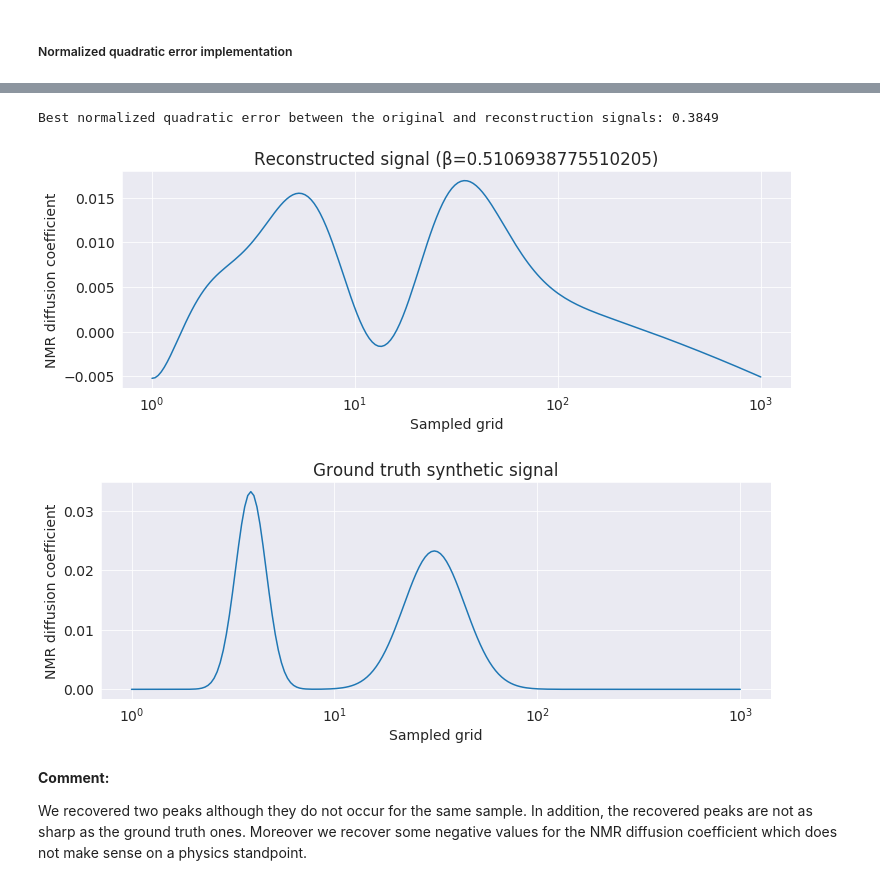
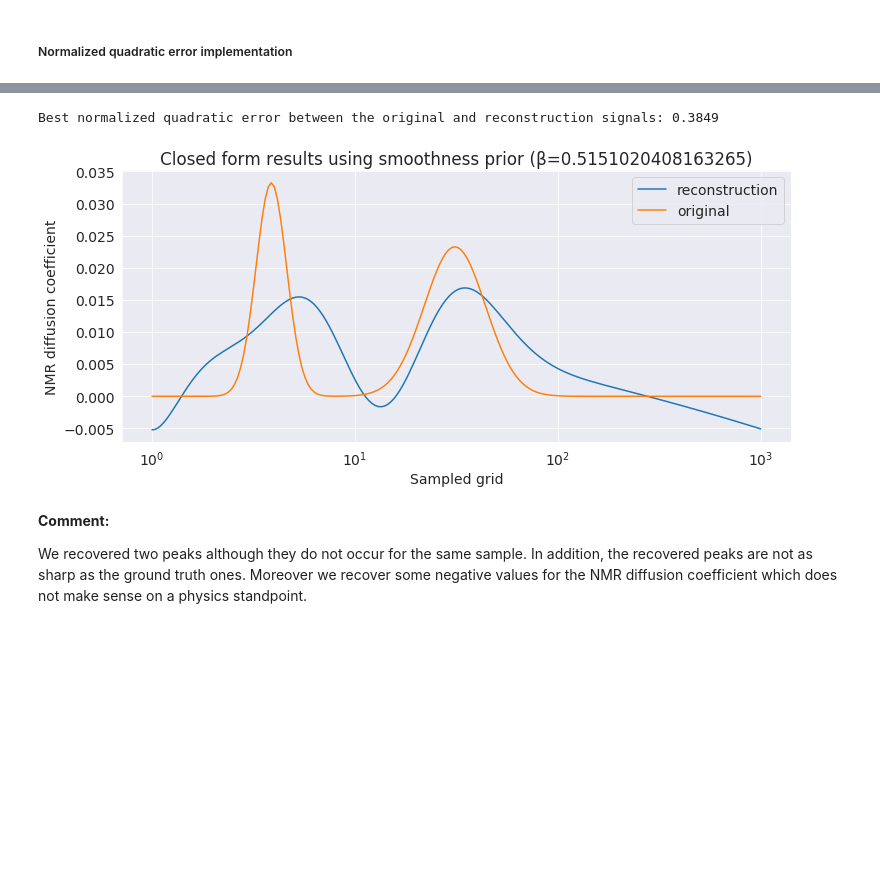
Before and after one commit to azouaoui-cv/LSOPTIM, a Jupyter notebook: TP2/NMR.ipynb, the cells around one changed output, grey strips where cells are left out. Cells and saved outputs as stored; diff of their text form; code cells hidden in the pictures; blank space fills up the shorter version.

```diff
--- a/TP2/NMR.ipynb
+++ b/TP2/NMR.ipynb
@@ -194,48 +197,42 @@ for i in range(N - 1):
     D[i+1, i] = -1
 D[0, -1] = -1
 
 
 # Search for the best parameter β
 best_error = np.inf
 best_x_hat = None
 best_β = None
 
-β_range = np.linspace(1e-3, 1, num=50, endpoint=True)
+β_range = np.linspace(1e-2, 1, num=50, endpoint=True)
 
 for β in β_range:
     # Closed form solution
     x_hat = np.linalg.solve(K.T.dot(K) + β * D.T.dot(D), K.T.dot(y))
     # Compute the normalized quadratic error between x_hat and x
     error = quadratic_error(x_hat, x)
 
     # Update best settings
     if error < best_error:
         best_error = error
         best_x_hat = x_hat
         best_β = β
 
 print(f"Best normalized quadratic error between"
       f" the original and reconstruction signals: {round(best_error, 4)}")
 
 # Display the reconstructed x_hat as a function of T using log scale horizontal axis
-plt.figure(figsize=(12, 4))
-plt.title(f"Reconstructed signal (β={best_β})")
-plt.plot(T, best_x_hat)
+plt.figure(figsize=(12, 5))
+plt.title(f"Closed form results using smoothness prior (β={best_β})")
+plt.plot(T, best_x_hat, label="reconstruction")
+# Display the original signal x as a function of T using log scale horizontal axis
+plt.plot(T, x, label="original")
 plt.xlabel("Sampled grid")
 plt.ylabel("NMR diffusion coefficient")
-plt.xscale("log");
-
-# Display the original signal x as a function of T using log scale horizontal axis
-plt.figure(figsize=(12, 4))
-plt.title("Ground truth synthetic signal")
-plt.plot(T, x)
-plt.xlabel("Sampled grid")
-plt.ylabel("NMR diffusion coefficient")
-plt.xscale("log");
+plt.xscale("log")
+plt.legend(frameon=True);
 # %% [output]
 Best normalized quadratic error between the original and reconstruction signals: 0.3849
-[figure, old version]
+[figure, new version]
-[figure, removed]
 # %% [markdown]
 **Comment:**
 
```
Also changed, not shown: parts of 14 cells of this notebook.
